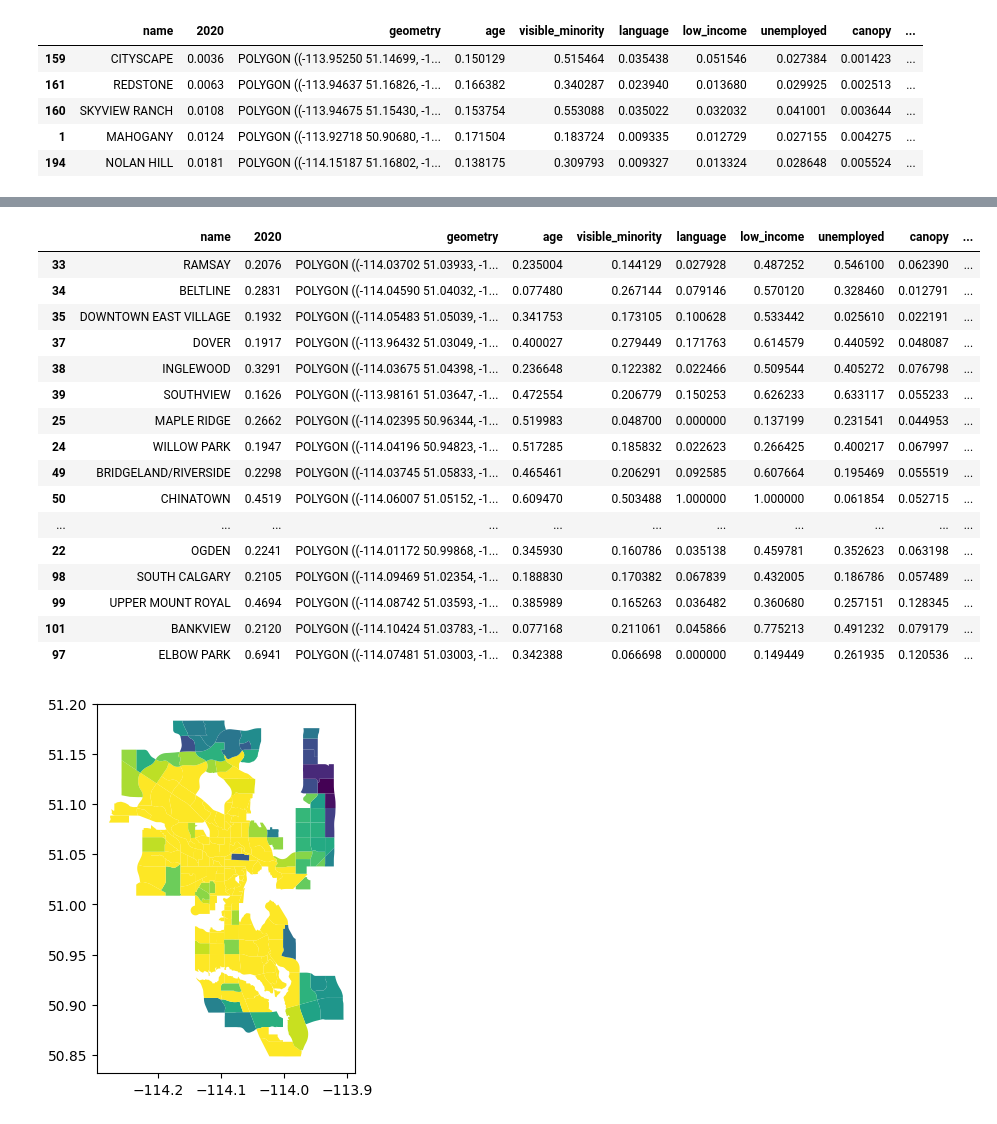
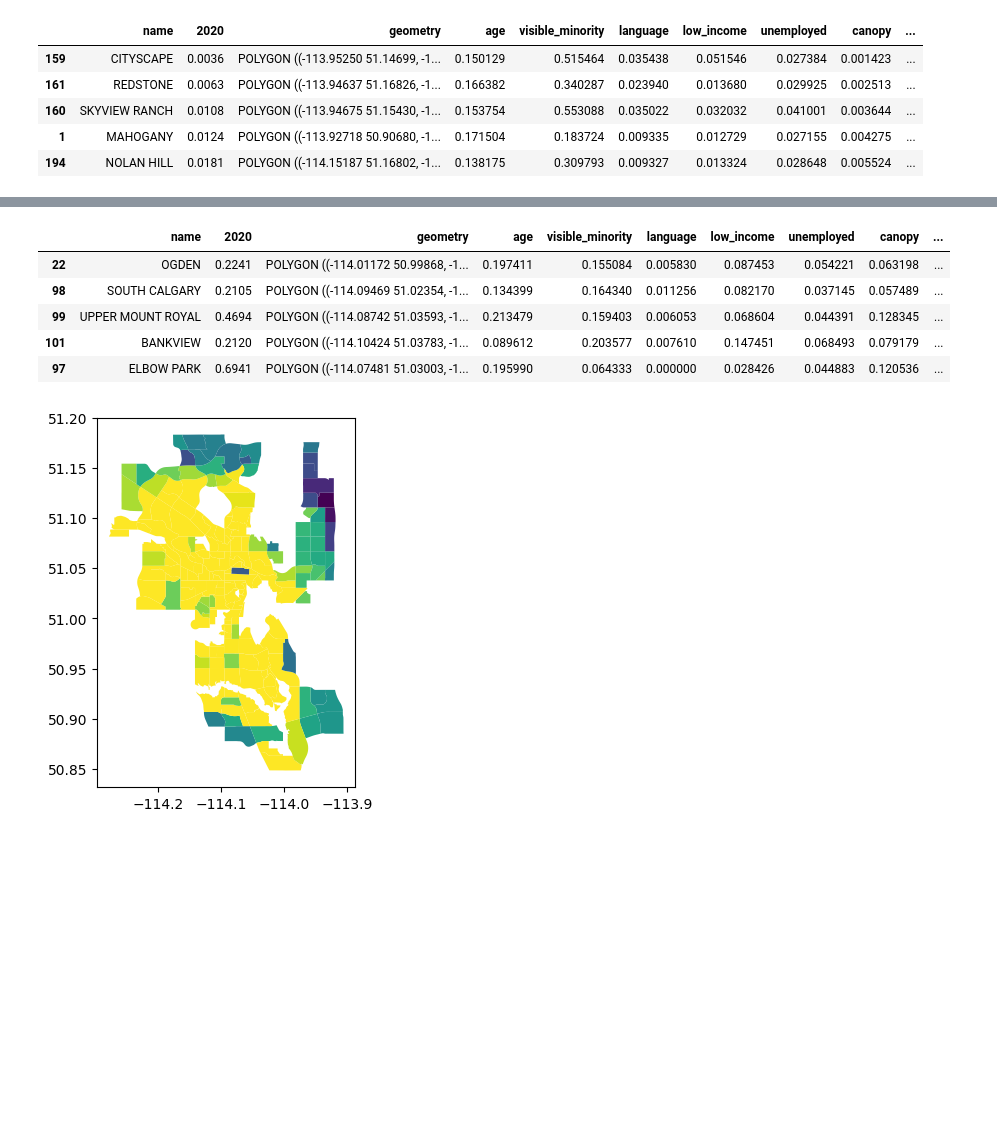
Before and after one commit to smohiudd/calgary-tree-equity, a Jupyter notebook: notebooks/EquityIndex.ipynb, the cells around one changed output, grey strips where cells are left out. Cells and saved outputs as stored; diff of their text form; code cells hidden in the pictures; blank space fills up the shorter version.

```diff
--- a/notebooks/EquityIndex.ipynb
+++ b/notebooks/EquityIndex.ipynb
@@ -199,6 +139,6 @@ canopy_data.head()
 # %%
 def priority_index(x):
-    return 0.1 + (1-.1)*((x["age"]+x["visible_minority"]+x["language"]+x["low_income"]+x["unemployed"])/5)
+    return 0.1 + (1-.1)*((x["age_norm"]+x["visible_minority_norm"]+x["language_norm"]+x["low_income_norm"]+x["unemployed_norm"])/5)
 # %%
-canopy_data["priority"]=canopy_data.apply(priority_index, axis=1)
+df["priority"]=df.apply(priority_index, axis=1)
 # %%
@@ -213,3 +153,3 @@ canopy_data.head()
 # %%
-canopy_data["canopy_score"] = (canopy_data["canopy_diff"]/canopy_data["canopy_diff"].max())
+df["canopy_score"] = (df["canopy_diff"]/df["canopy_diff"].max())
 # %%
@@ -225,5 +165,5 @@ canopy_data.head()
 def equity_index(x):
     return (1-(x["canopy_score"]*x["priority"]))*100
 # %%
-canopy_data["index"] = canopy_data.apply(equity_index, axis=1)
+df["index"] = df.apply(equity_index, axis=1)
 # %%
@@ -249,21 +178,10 @@ canopy_data
 # %%
-canopy_data.sort_values(by='index', ascending=True).tail(50)
+df.sort_values(by='index', ascending=True).tail()
 # %% [output]
 |  | name | 2020 | geometry | age | visible_minority | language | low_income | unemployed | canopy | ... |
-| 33 | RAMSAY | 0.2076 | POLYGON ((-114.03702 51.03933, -1... | 0.235004 | 0.144129 | 0.027928 | 0.487252 | 0.546100 | 0.062390 | ... |
-| 34 | BELTLINE | 0.2831 | POLYGON ((-114.04590 51.04032, -1... | 0.077480 | 0.267144 | 0.079146 | 0.570120 | 0.328460 | 0.012791 | ... |
-| 35 | DOWNTOWN EAST VILLAGE | 0.1932 | POLYGON ((-114.05483 51.05039, -1... | 0.341753 | 0.173105 | 0.100628 | 0.533442 | 0.025610 | 0.022191 | ... |
-| 37 | DOVER | 0.1917 | POLYGON ((-113.96432 51.03049, -1... | 0.400027 | 0.279449 | 0.171763 | 0.614579 | 0.440592 | 0.048087 | ... |
-| 38 | INGLEWOOD | 0.3291 | POLYGON ((-114.03675 51.04398, -1... | 0.236648 | 0.122382 | 0.022466 | 0.509544 | 0.405272 | 0.076798 | ... |
-| 39 | SOUTHVIEW | 0.1626 | POLYGON ((-113.98161 51.03647, -1... | 0.472554 | 0.206779 | 0.150253 | 0.626233 | 0.633117 | 0.055233 | ... |
-| 25 | MAPLE RIDGE | 0.2662 | POLYGON ((-114.02395 50.96344, -1... | 0.519983 | 0.048700 | 0.000000 | 0.137199 | 0.231541 | 0.044953 | ... |
-| 24 | WILLOW PARK | 0.1947 | POLYGON ((-114.04196 50.94823, -1... | 0.517285 | 0.185832 | 0.022623 | 0.266425 | 0.400217 | 0.067997 | ... |
-| 49 | BRIDGELAND/RIVERSIDE | 0.2298 | POLYGON ((-114.03745 51.05833, -1... | 0.465461 | 0.206291 | 0.092585 | 0.607664 | 0.195469 | 0.055519 | ... |
-| 50 | CHINATOWN | 0.4519 | POLYGON ((-114.06007 51.05152, -1... | 0.609470 | 0.503488 | 1.000000 | 1.000000 | 0.061854 | 0.052715 | ... |
-| ... | ... | ... | ... | ... | ... | ... | ... | ... | ... | ... |
-| 22 | OGDEN | 0.2241 | POLYGON ((-114.01172 50.99868, -1... | 0.345930 | 0.160786 | 0.035138 | 0.459781 | 0.352623 | 0.063198 | ... |
-| 98 | SOUTH CALGARY | 0.2105 | POLYGON ((-114.09469 51.02354, -1... | 0.188830 | 0.170382 | 0.067839 | 0.432005 | 0.186786 | 0.057489 | ... |
-| 99 | UPPER MOUNT ROYAL | 0.4694 | POLYGON ((-114.08742 51.03593, -1... | 0.385989 | 0.165263 | 0.036482 | 0.360680 | 0.257151 | 0.128345 | ... |
-| 101 | BANKVIEW | 0.2120 | POLYGON ((-114.10424 51.03783, -1... | 0.077168 | 0.211061 | 0.045866 | 0.775213 | 0.491232 | 0.079179 | ... |
-| 97 | ELBOW PARK | 0.6941 | POLYGON ((-114.07481 51.03003, -1... | 0.342388 | 0.066698 | 0.000000 | 0.149449 | 0.261935 | 0.120536 | ... |
+| 22 | OGDEN | 0.2241 | POLYGON ((-114.01172 50.99868, -1... | 0.197411 | 0.155084 | 0.005830 | 0.087453 | 0.054221 | 0.063198 | ... |
+| 98 | SOUTH CALGARY | 0.2105 | POLYGON ((-114.09469 51.02354, -1... | 0.134399 | 0.164340 | 0.011256 | 0.082170 | 0.037145 | 0.057489 | ... |
+| 99 | UPPER MOUNT ROYAL | 0.4694 | POLYGON ((-114.08742 51.03593, -1... | 0.213479 | 0.159403 | 0.006053 | 0.068604 | 0.044391 | 0.128345 | ... |
+| 101 | BANKVIEW | 0.2120 | POLYGON ((-114.10424 51.03783, -1... | 0.089612 | 0.203577 | 0.007610 | 0.147451 | 0.068493 | 0.079179 | ... |
+| 97 | ELBOW PARK | 0.6941 | POLYGON ((-114.07481 51.03003, -1... | 0.195990 | 0.064333 | 0.000000 | 0.028426 | 0.044883 | 0.120536 | ... |
 # %%
```
Also changed, not shown: parts of 23 cells of this notebook, 33 other files.
